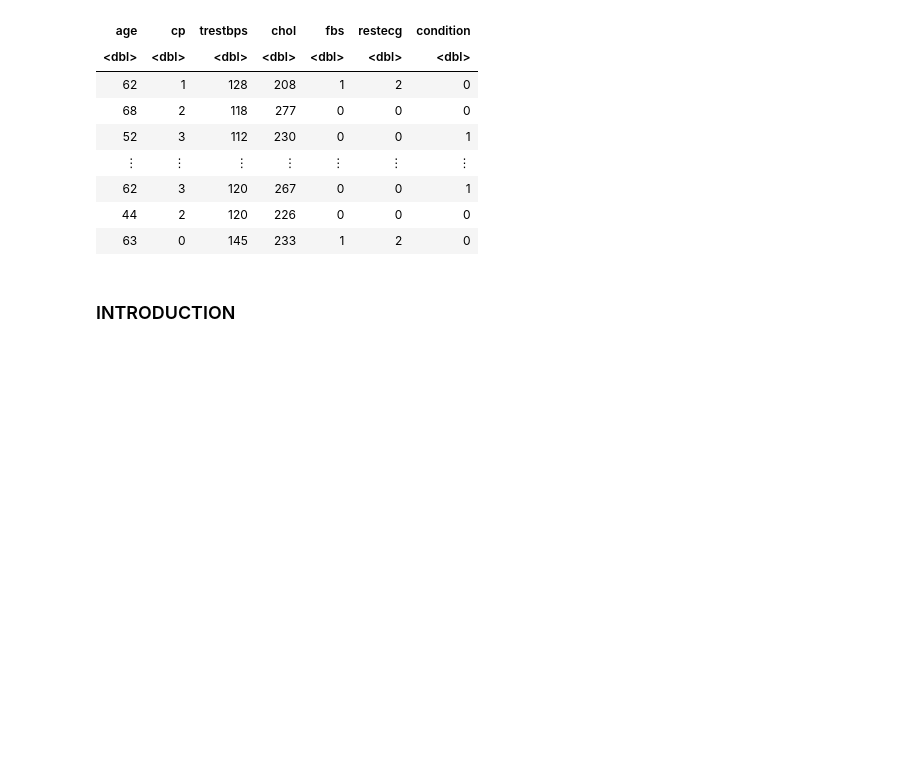
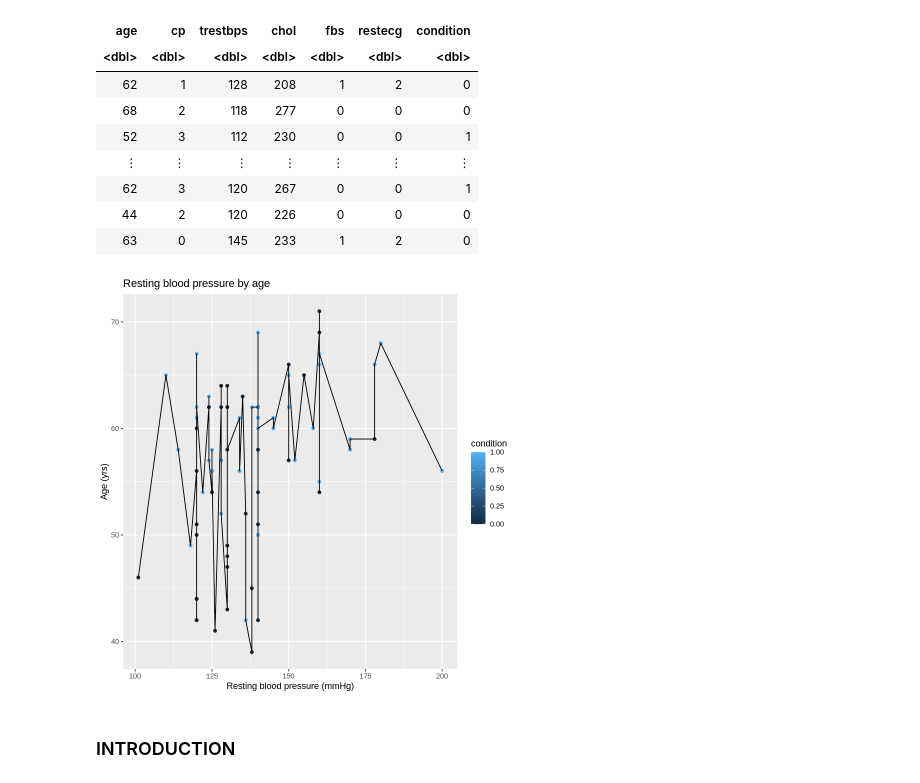
Before and after one commit to LordofSabres/Team_Pineapples_DSCI_100, a Jupyter notebook: projectproposal.ipynb, the cells around one changed output. Drawn from its saved outputs; the diff is of its cells as text; code cells hidden in the pictures; blank space fills up the shorter version.

Commit message:
Added training plot

```diff
--- a/projectproposal.ipynb
+++ b/projectproposal.ipynb
@@ -100,6 +100,16 @@ A tibble: 74 × 7
 | 62 | 3 | 120 | 267 | 0 | 0 | 1 |
 | 44 | 2 | 120 | 226 | 0 | 0 | 0 |
 | 63 | 0 | 145 | 233 | 1 | 2 | 0 |
+# %%
+training_plot <- ggplot(data_train, aes(x=trestbps, y=age)) +
+    geom_point(aes(colour=condition)) +
+    geom_line() +
+    ggtitle("Resting blood pressure by age") +
+    labs(x = "Resting blood pressure (mmHg)", y = "Age (yrs)")
+
+training_plot
+# %% [output]
+[figure, added]
 # %% [markdown]
 ### INTRODUCTION
 # %% [markdown]
```
